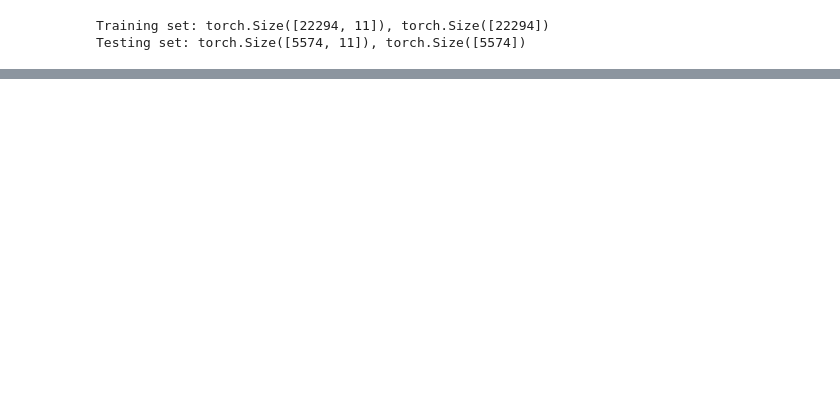
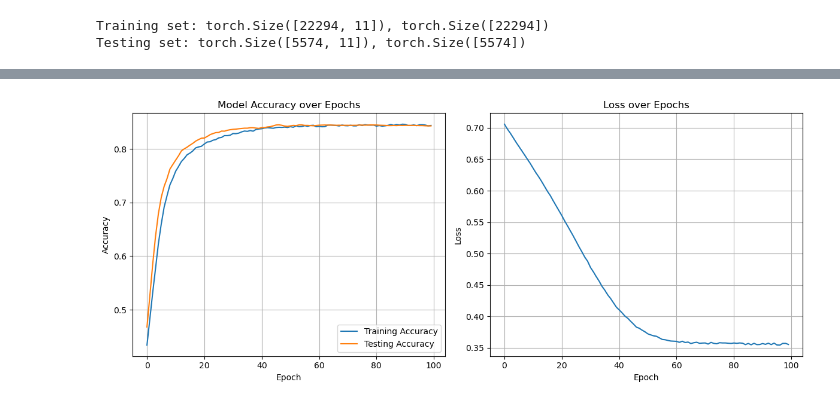
Before and after one commit to informedAI/student-depression-prediction, a Jupyter notebook: student_depression/main.ipynb, the cells around one changed output, grey strips where cells are left out. Drawn from its saved outputs; the diff is of its cells as text; code cells hidden in the pictures; blank space fills up the shorter version.

Commit message:
Neural network trials Co-authored-by: Karyna K. <lemmoor@users.noreply.github.com>

```diff
--- a/student_depression/main.ipynb
+++ b/student_depression/main.ipynb
@@ -126,0 +318,4 @@ dtype: object
+# %%
+# As we may see from the correlation matrix degree and city are not correlated with depression, so we can drop them.
+
+df_encoded = df_encoded.drop(columns=['degree_0', 'degree_1', 'degree_2', 'degree_3', 'degree_4', 'city_0', 'city_1', 'city_2', 'city_3', 'city_4', 'city_5'])
@@ -220,0 +454,71 @@ Neural Networks (Multi-Layer Perceptron)
+# %%
+model = NeuralNetwork()
+criterion = nn.BCELoss()
+optimizer = optim.Adam(model.parameters(), lr=0.001)
+
+
+# Initialize lists to track metrics
+train_accuracies = []
+test_accuracies = []
+losses = []
+
+# Number of epochs
+num_epochs = 100
+
+# Training loop
+for epoch in range(num_epochs):
+    # Training phase
+    model.train()
+    y_pred = model(X_train_norm)
+    loss = criterion(y_pred.squeeze(), y_train)
+
+    # Calculate training accuracy
+    train_preds = (y_pred.squeeze() > 0.5).float()
+    train_acc = (train_preds == y_train).float().mean()
+    train_accuracies.append(train_acc.item())
+
+    # Backpropagation
+    optimizer.zero_grad()
+    loss.backward()
+    optimizer.step()
+
+    # Store loss
+    losses.append(loss.item())
+
+    # Validation phase
+    model.eval()
+    with torch.no_grad():
+        y_val_pred = model(X_test_norm)
+        val_preds = (y_val_pred.squeeze() > 0.5).float()
+        val_acc = (val_preds == y_test).float().mean()
+        test_accuracies.append(val_acc.item())
+
+
+    # Print progress every 10 epochs
+    if (epoch + 1) % 10 == 0:
+        print(f"Epoch {epoch+1}/{num_epochs}, Loss: {loss.item():.4f}, Train Acc: {train_acc:.4f}, Test Acc: {val_acc:.4f}")
+
+# Plot the results
+plt.figure(figsize=(12, 5))
+
+# Plot accuracies
+plt.subplot(1, 2, 1)
+plt.plot(train_accuracies, label='Training Accuracy')
+plt.plot(test_accuracies, label='Testing Accuracy')
+plt.xlabel('Epoch')
+plt.ylabel('Accuracy')
+plt.title('Model Accuracy over Epochs')
+plt.legend()
+plt.grid(True)
+
+# Plot loss
+plt.subplot(1, 2, 2)
+plt.plot(losses)
+plt.xlabel('Epoch')
+plt.ylabel('Loss')
+plt.title('Loss over Epochs')
+plt.grid(True)
+
+plt.tight_layout()
+plt.show()
+# %% [output]
@@ -220,0 +535 @@ Neural Networks (Multi-Layer Perceptron)
+[figure, added]
```
Also changed, not shown: parts of 37 cells of this notebook.
